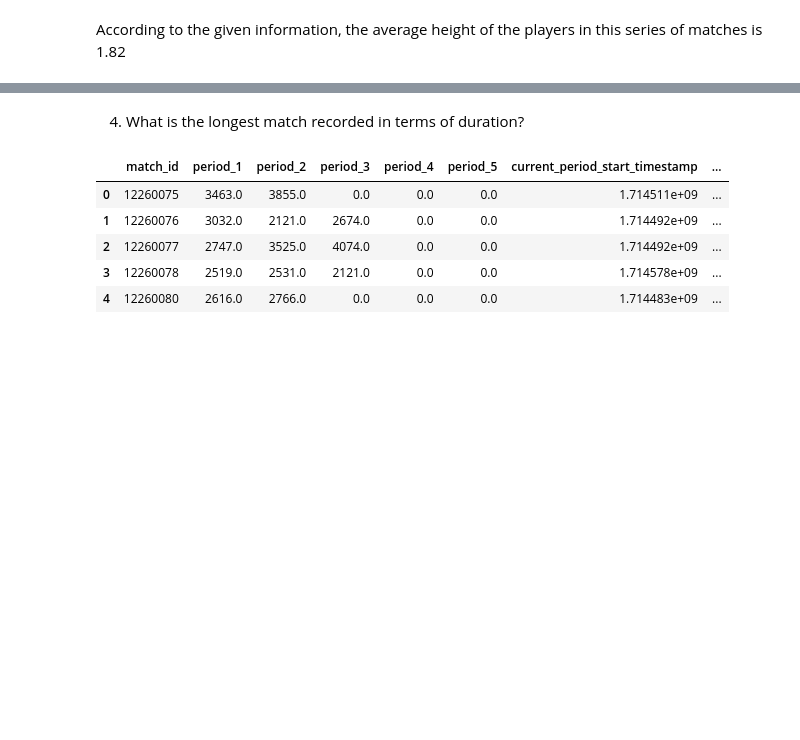
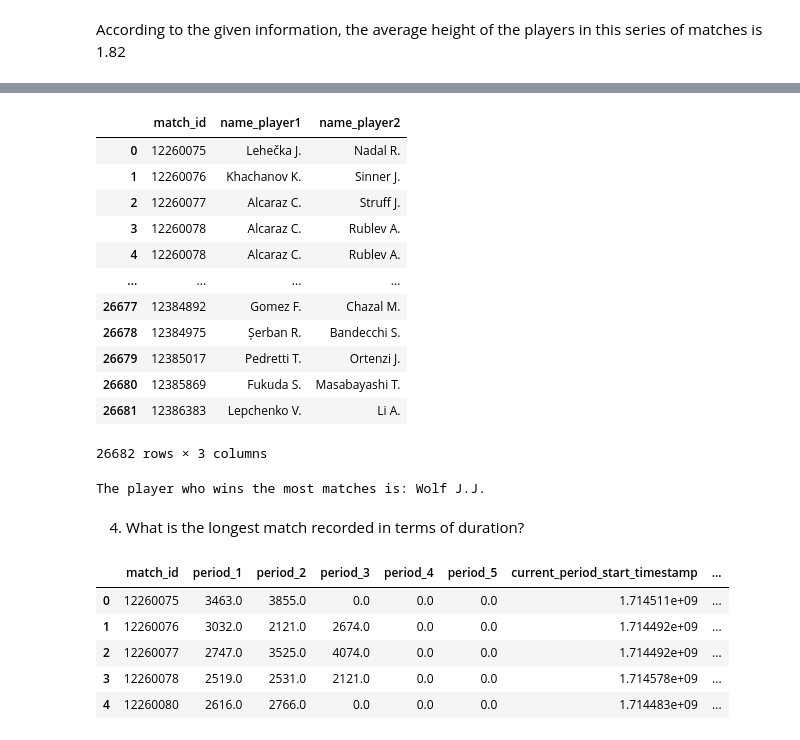
Before and after one commit to mahdieyehalavi/tennisMatchProject, a Jupyter notebook: part1.ipynb, the cells around one changed output, grey strips where cells are left out. Saved outputs shown, nothing was run; the diff lists cells and outputs as text; code cells hidden in the pictures; blank space fills up the shorter version.

```diff
--- a/part1.ipynb
+++ b/part1.ipynb
@@ -20,3 +99,32 @@ According to the given information, the average height of the players in this se
+# %%
+merged_df = pd.merge(df, df1, on='match_id', how='inner', suffixes=('_player1', '_player2'))
+merged_df=merged_df[['match_id','name_player1', 'name_player2']]
+merged_df = merged_df.fillna(method='ffill')
+
+merged_df
+# %% [output]
+|  | match_id | name_player1 | name_player2 |
+| 0 | 12260075 | Lehečka J. | Nadal R. |
+| 1 | 12260076 | Khachanov K. | Sinner J. |
+| 2 | 12260077 | Alcaraz C. | Struff J. |
+| 3 | 12260078 | Alcaraz C. | Rublev A. |
+| 4 | 12260078 | Alcaraz C. | Rublev A. |
+| ... | ... | ... | ... |
+| 26677 | 12384892 | Gomez F. | Chazal M. |
+| 26678 | 12384975 | Șerban R. | Bandecchi S. |
+| 26679 | 12385017 | Pedretti T. | Ortenzi J. |
+| 26680 | 12385869 | Fukuda S. | Masabayashi T. |
+| 26681 | 12386383 | Lepchenko V. | Li A. |
+26682 rows × 3 columns
+# %%
+playerWinner = pd.merge(merged_df, dfWinner, on='match_id', how='inner')
+playerWinner['winner_name'] = playerWinner.apply(lambda row: row['name_player1'] if row['winner_code'] == 1.0 else row['name_player2'], axis=1)
+
+# Determine which player wins the most matches
+winner_counts = playerWinner['winner_name'].value_counts()
+print("The player who wins the most matches is:", winner_counts.idxmax())
+# %% [output]
+The player who wins the most matches is: Wolf J.J.
 # %% [markdown]
 4. What is the longest match recorded in terms of duration?
 # %%
```
Also changed, not shown: parts of 25 cells of this notebook.
